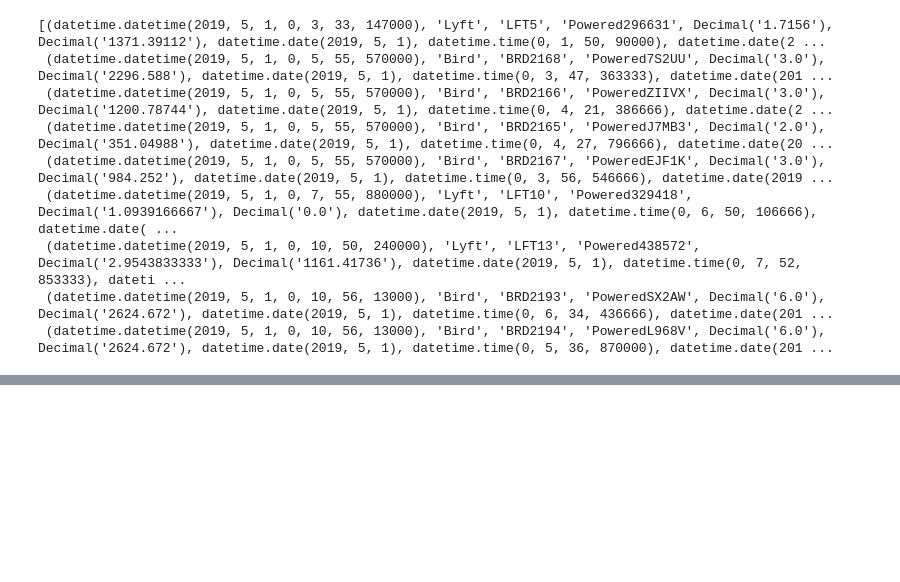
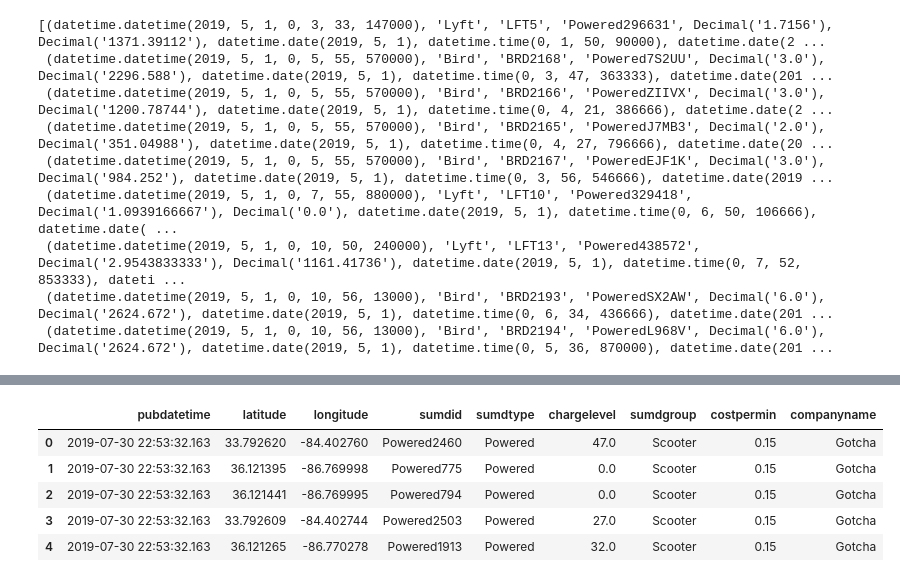
Before and after one commit to NSS-Data-Analytics-Cohort-11/scooters-hot_honey, a Jupyter notebook: notebook/Scooters.ipynb, the cells around one changed output, grey strips where cells are left out. Cells and saved outputs as stored; diff of their text form; code cells hidden in the pictures; blank space fills up the shorter version.

```diff
--- a/notebook/Scooters.ipynb
+++ b/notebook/Scooters.ipynb
@@ -54,0 +175,11 @@ trips.head()
+# %%
+gotchadf = pd.read_csv('../data/gotchadf.csv')
+# %%
+gotchadf.head()
+# %% [output]
+|  | pubdatetime | latitude | longitude | sumdid | sumdtype | chargelevel | sumdgroup | costpermin | companyname |
+| 0 | 2019-07-30 22:53:32.163 | 33.792620 | -84.402760 | Powered2460 | Powered | 47.0 | Scooter | 0.15 | Gotcha |
+| 1 | 2019-07-30 22:53:32.163 | 36.121395 | -86.769998 | Powered775 | Powered | 0.0 | Scooter | 0.15 | Gotcha |
+| 2 | 2019-07-30 22:53:32.163 | 36.121441 | -86.769995 | Powered794 | Powered | 0.0 | Scooter | 0.15 | Gotcha |
+| 3 | 2019-07-30 22:53:32.163 | 33.792609 | -84.402744 | Powered2503 | Powered | 27.0 | Scooter | 0.15 | Gotcha |
+| 4 | 2019-07-30 22:53:32.163 | 36.121265 | -86.770278 | Powered1913 | Powered | 32.0 | Scooter | 0.15 | Gotcha |
```
Also changed, not shown: parts of 22 cells of this notebook.
